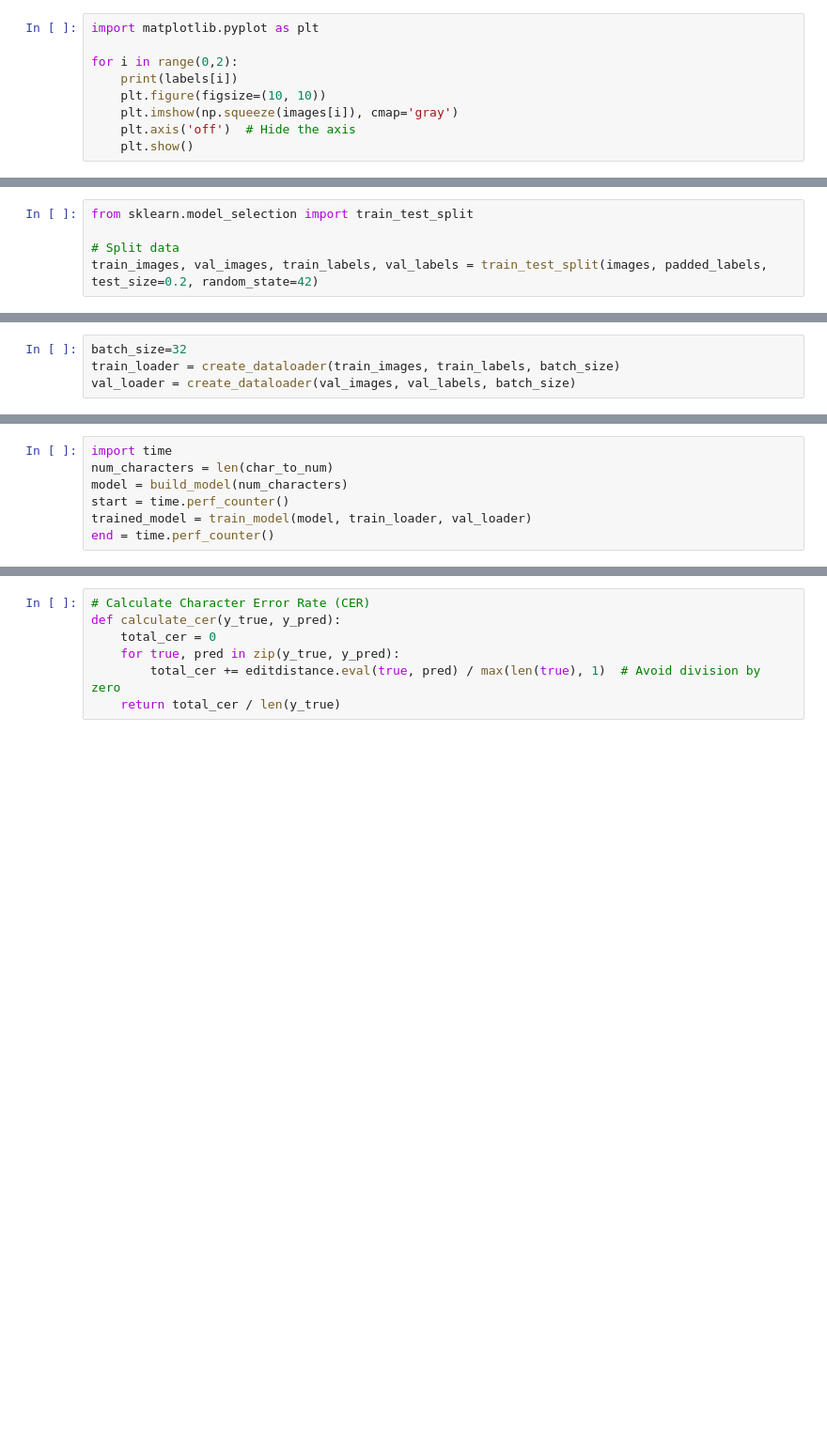
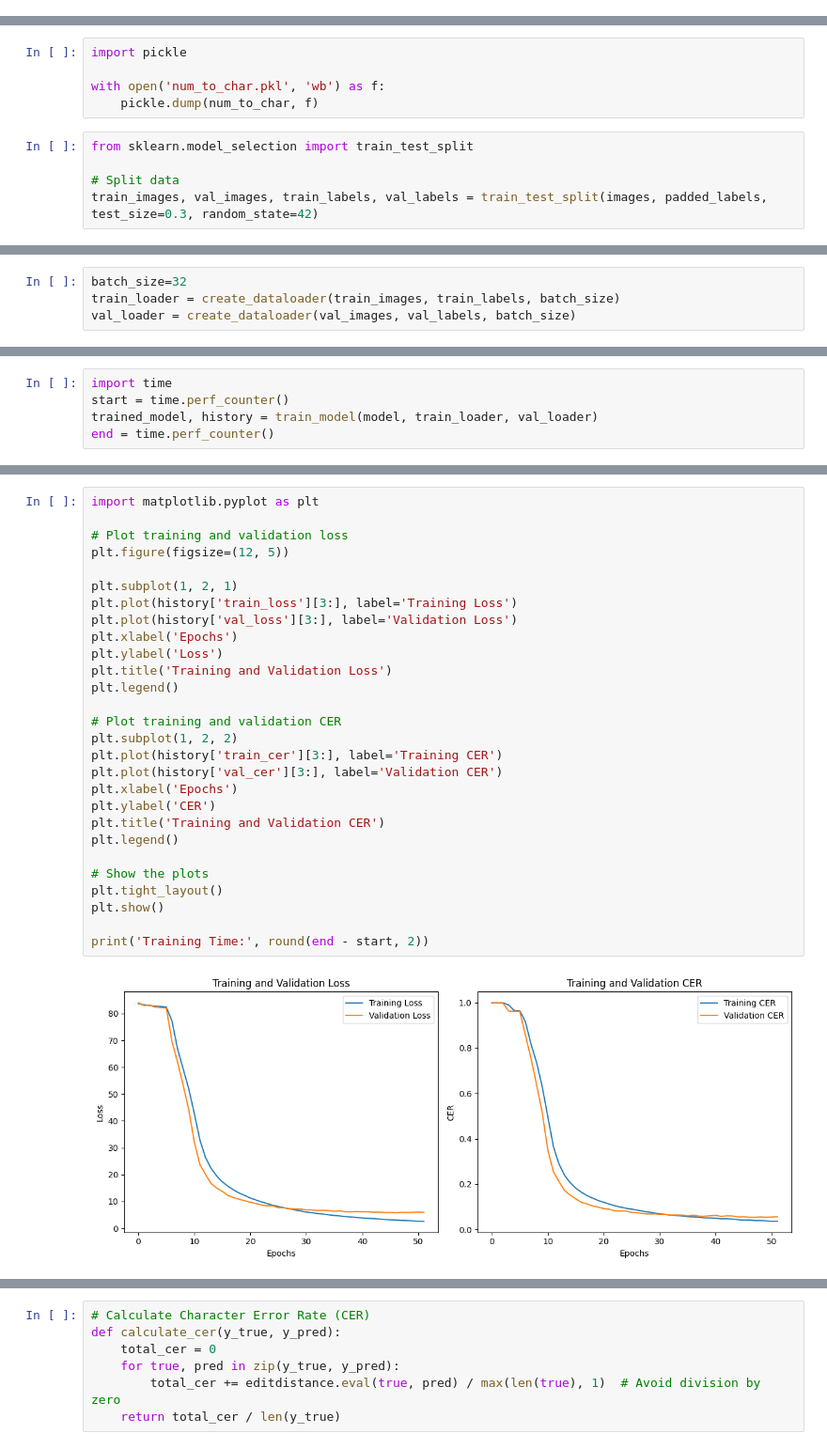
Before and after one commit to orestasdulinskas/handwrinting_recognition, a Jupyter notebook: journal-mvp.ipynb, the cells around one changed output, grey strips where cells are left out. Shown at 94% size. Cells and saved outputs as stored; diff of their text form; blank space fills up the shorter version.

```diff
--- a/journal-mvp.ipynb
+++ b/journal-mvp.ipynb
@@ -115,9 +105,0 @@ len(images)
-# %%
-import matplotlib.pyplot as plt
-
-for i in range(0,2):
-    print(labels[i])
-    plt.figure(figsize=(10, 10))
-    plt.imshow(np.squeeze(images[i]), cmap='gray')
-    plt.axis('off')  # Hide the axis
-    plt.show()
@@ -155,11 +132,16 @@ if padded_labels.shape[1] < max_label_len:
     padded_labels = torch.cat([padded_labels, padding], dim=1)
 else:
     padded_labels = padded_labels[:, :max_label_len]
+# %%
+import pickle
+
+with open('num_to_char.pkl', 'wb') as f:
+    pickle.dump(num_to_char, f)
 # %%
 from sklearn.model_selection import train_test_split
 
 # Split data
-train_images, val_images, train_labels, val_labels = train_test_split(images, padded_labels, test_size=0.2, random_state=42)
+train_images, val_images, train_labels, val_labels = train_test_split(images, padded_labels, test_size=0.3, random_state=42)
 # %%
 from torch.utils.data import Dataset, DataLoader
 
@@ -400,7 +576,5 @@ def train_model(model, train_loader, val_loader, num_epochs=40, patience=5):
 # %%
 import time
-num_characters = len(char_to_num)
-model = build_model(num_characters)
 start = time.perf_counter()
-trained_model = train_model(model, train_loader, val_loader)
+trained_model, history = train_model(model, train_loader, val_loader)
 end = time.perf_counter()
@@ -455,0 +581,30 @@ Training Time: -2564.67
+# %%
+import matplotlib.pyplot as plt
+
+# Plot training and validation loss
+plt.figure(figsize=(12, 5))
+
+plt.subplot(1, 2, 1)
+plt.plot(history['train_loss'][3:], label='Training Loss')
+plt.plot(history['val_loss'][3:], label='Validation Loss')
+plt.xlabel('Epochs')
+plt.ylabel('Loss')
+plt.title('Training and Validation Loss')
+plt.legend()
+
+# Plot training and validation CER
+plt.subplot(1, 2, 2)
+plt.plot(history['train_cer'][3:], label='Training CER')
+plt.plot(history['val_cer'][3:], label='Validation CER')
+plt.xlabel('Epochs')
+plt.ylabel('CER')
+plt.title('Training and Validation CER')
+plt.legend()
+
+# Show the plots
+plt.tight_layout()
+plt.show()
+
+print('Training Time:', round(end - start, 2))
+# %% [output]
+[figure, added]
```
Also changed, not shown: parts of 34 cells of this notebook.
